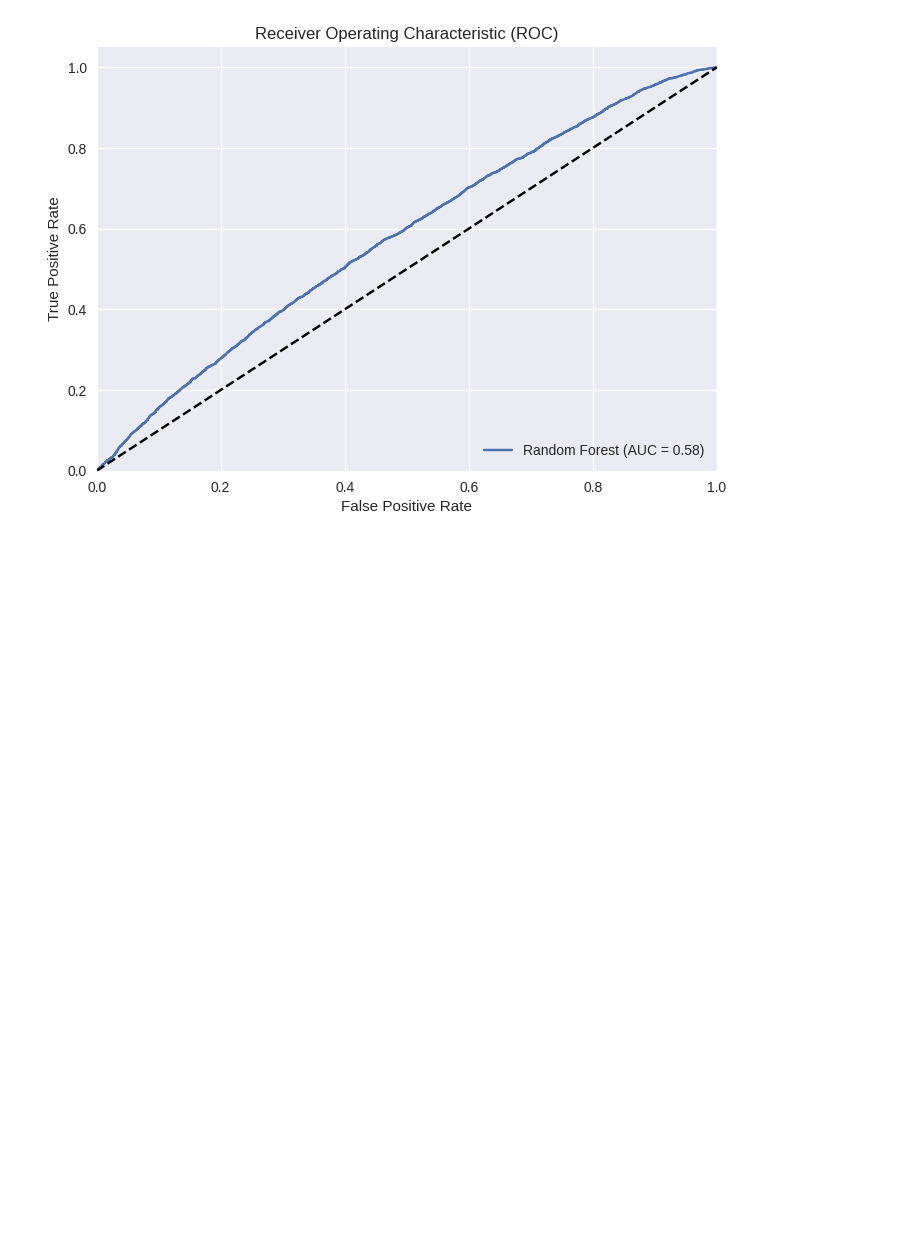
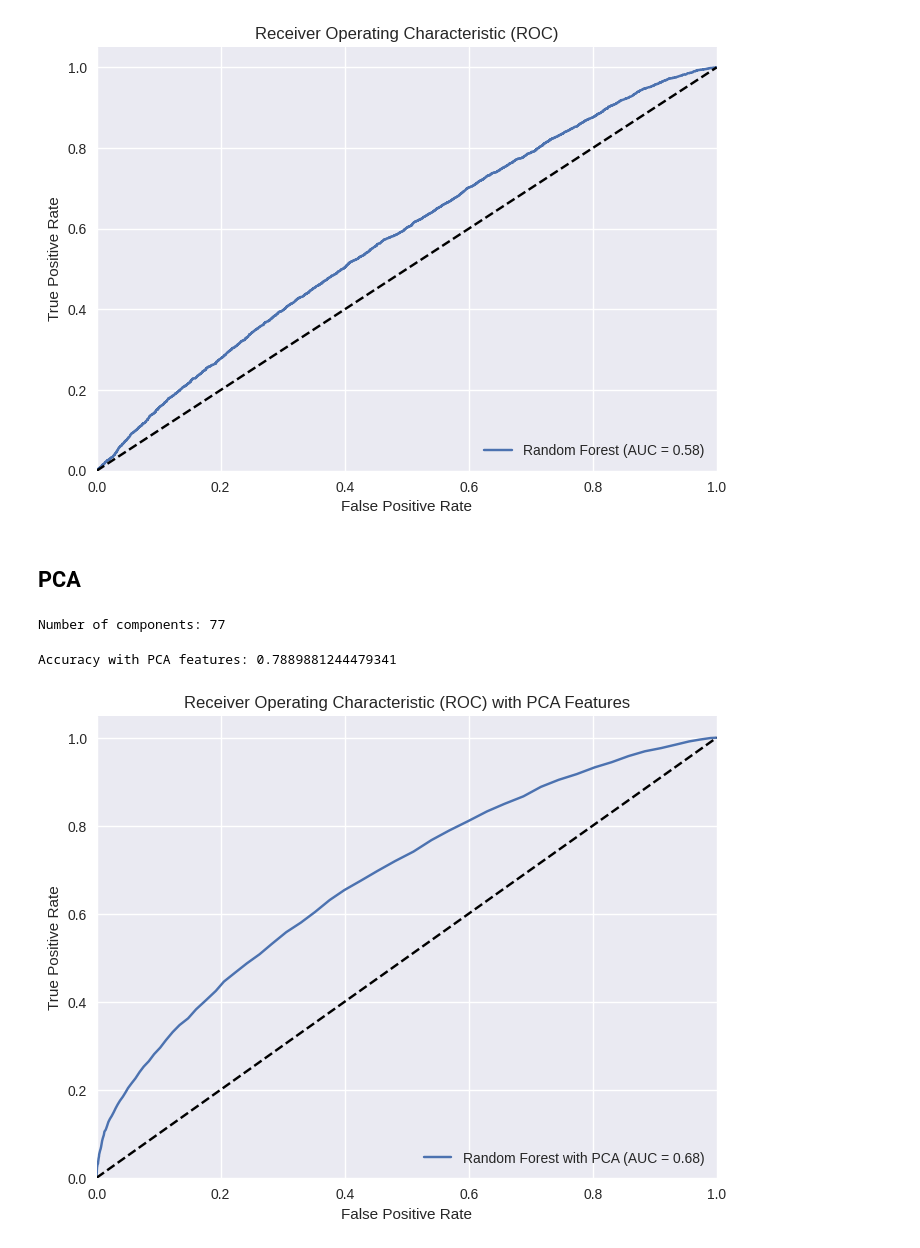
Before and after one commit to TheGooseGuy/Insurance-Product-Prediction, a Jupyter notebook: Project2_Solution.ipynb, the cells around one changed output. Saved outputs shown, nothing was run; the diff lists cells and outputs as text; code cells hidden in the pictures; blank space fills up the shorter version.

```diff
--- a/Project2_Solution.ipynb
+++ b/Project2_Solution.ipynb
@@ -993,3 +993,57 @@ Best parameters: {'n_estimators': 100, 'min_samples_split': 2, 'min_samples_leaf
 Best score: 0.7818603413414829
 Accuracy: 0.7784866031995289
 [figure]
+# %% [markdown]
+## PCA
+# %%
+from sklearn.decomposition import PCA
+
+# Initialize PCA to capture 95% of variance
+pca = PCA(n_components=0.95)
+X_pca = pca.fit_transform(train_data_standardized)
+
+# Print the number of components chosen
+print("Number of components:", pca.n_components_)
+# %% [output]
+Number of components: 77
+# %%
+from sklearn.ensemble import RandomForestClassifier
+from sklearn.model_selection import train_test_split
+from sklearn.metrics import accuracy_score
+
+# Split the PCA data
+X_train_pca, X_test_pca, y_train, y_test = train_test_split(X_pca, y, test_size=0.2, random_state=42)
+
+# Train and evaluate
+rf_model_pca = RandomForestClassifier(random_state=42)
+rf_model_pca.fit(X_train_pca, y_train)
+y_pred = rf_model_pca.predict(X_test_pca)
+
+# Check accuracy
+accuracy = accuracy_score(y_test, y_pred)
+print("Accuracy with PCA features:", accuracy)
+# %% [output]
+Accuracy with PCA features: 0.7889881244479341
+# %%
+# Step 3: Get predicted probabilities for the positive class
+y_pred_prob = rf_model_pca.predict_proba(X_test_pca)[:, 1]
+
+# Step 4: Calculate the false positive rate (fpr), true positive rate (tpr), and thresholds
+fpr, tpr, thresholds = roc_curve(y_test, y_pred_prob)
+
+# Step 5: Calculate the area under the ROC curve (AUC)
+roc_auc = roc_auc_score(y_test, y_pred_prob)
+
+# Step 6: Plot the ROC curve
+plt.figure(figsize=(8, 6))
+plt.plot(fpr, tpr, label='Random Forest with PCA (AUC = %0.2f)' % roc_auc)
+plt.plot([0, 1], [0, 1], 'k--')  # Diagonal line for random guess
+plt.xlim([0.0, 1.0])
+plt.ylim([0.0, 1.05])
+plt.xlabel('False Positive Rate')
+plt.ylabel('True Positive Rate')
+plt.title('Receiver Operating Characteristic (ROC) with PCA Features')
+plt.legend(loc="lower right")
+plt.show()
+# %% [output]
+[figure, added]
```
Also changed, not shown: parts of 4 cells of this notebook.
